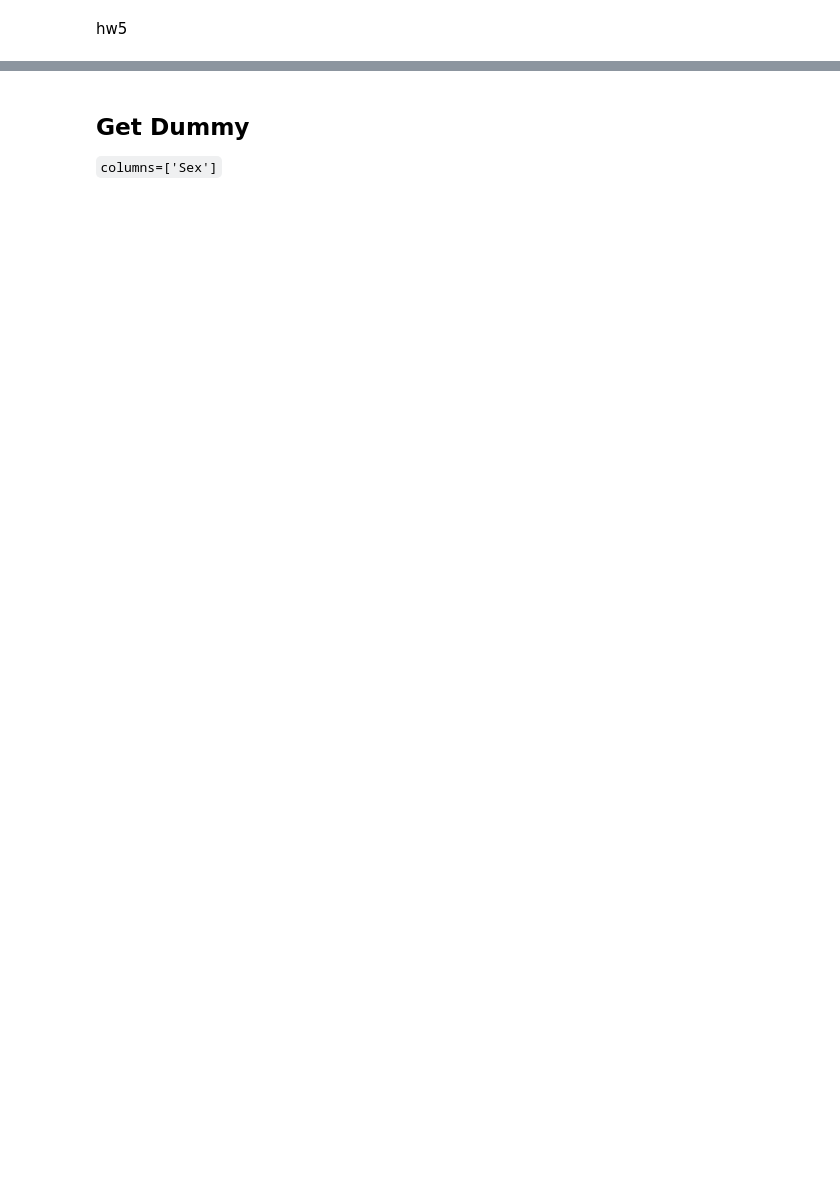
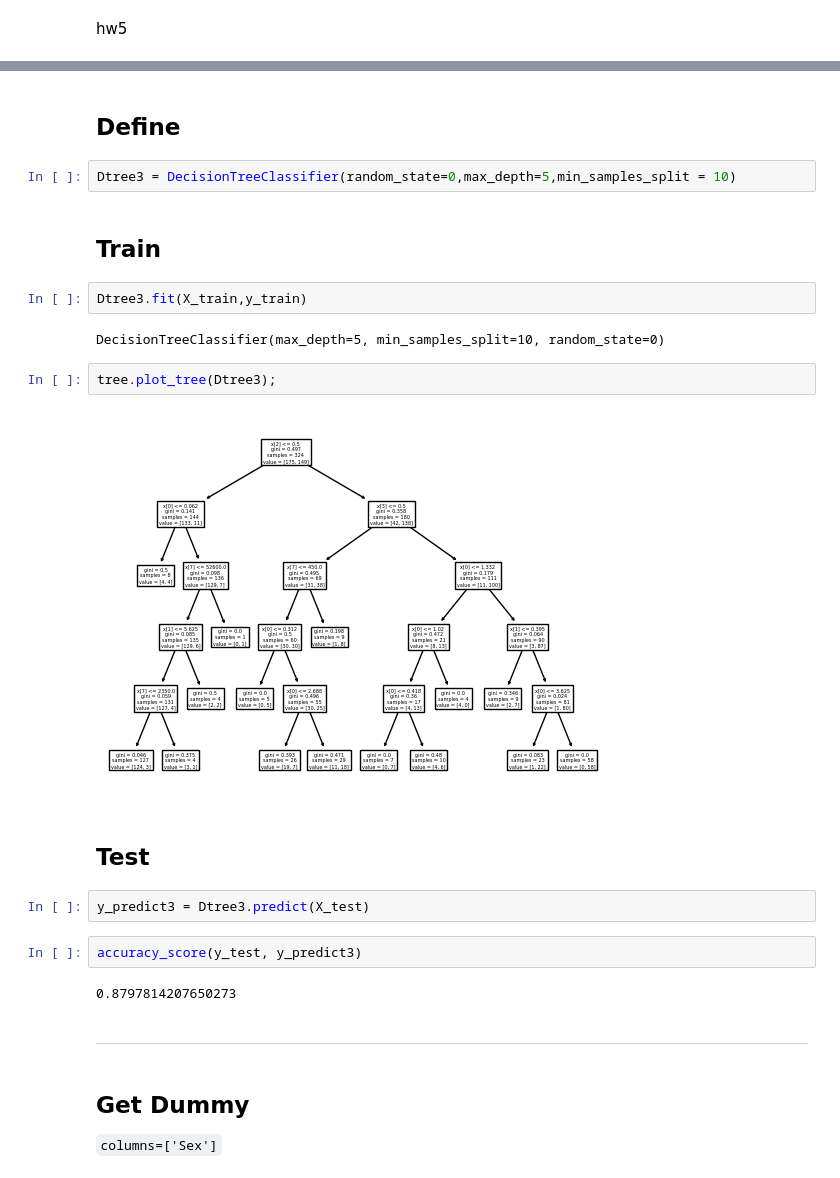
Before and after one commit to Jaomiew/DPDM2023, a Jupyter notebook: Classification.ipynb, the cells around one changed output, grey strips where cells are left out. Saved outputs shown, nothing was run; the diff lists cells and outputs as text; blank space fills up the shorter version.

```diff
--- a/Classification.ipynb
+++ b/Classification.ipynb
@@ -93,3 +213,27 @@ hw5
+# %% [markdown]
+## Define
+# %%
+Dtree3 = DecisionTreeClassifier(random_state=0,max_depth=5,min_samples_split = 10)
+# %% [markdown]
+## Train
+# %%
+Dtree3.fit(X_train,y_train)
+# %% [output]
+DecisionTreeClassifier(max_depth=5, min_samples_split=10, random_state=0)
+# %%
+tree.plot_tree(Dtree3);
+# %% [output]
+[figure, added]
+# %% [markdown]
+## Test
+# %%
+y_predict3 = Dtree3.predict(X_test)
+# %%
+accuracy_score(y_test, y_predict3)
+# %% [output]
+0.8797814207650273
+# %% [markdown]
+-----------------------
 # %% [markdown]
 ## Get Dummy
 
```
Also changed, not shown: parts of 92 cells of this notebook.
